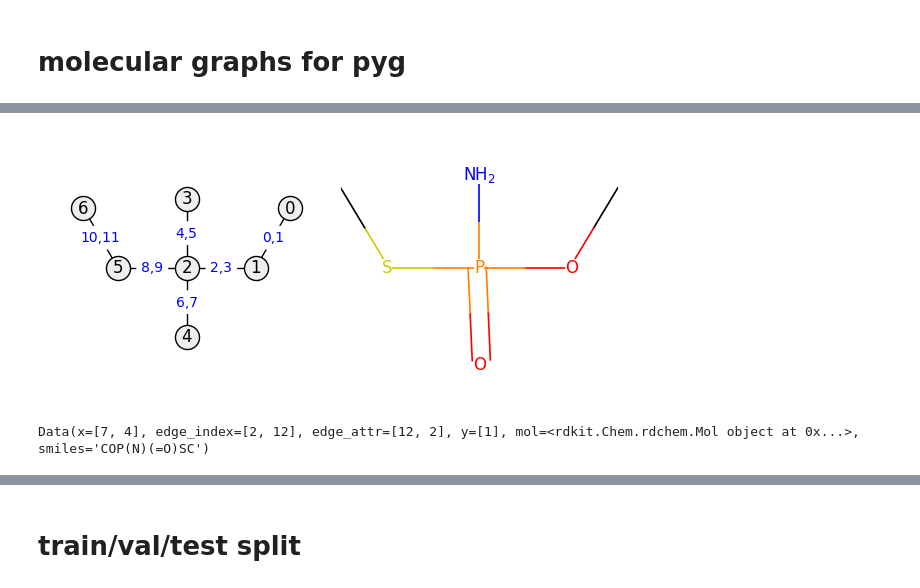
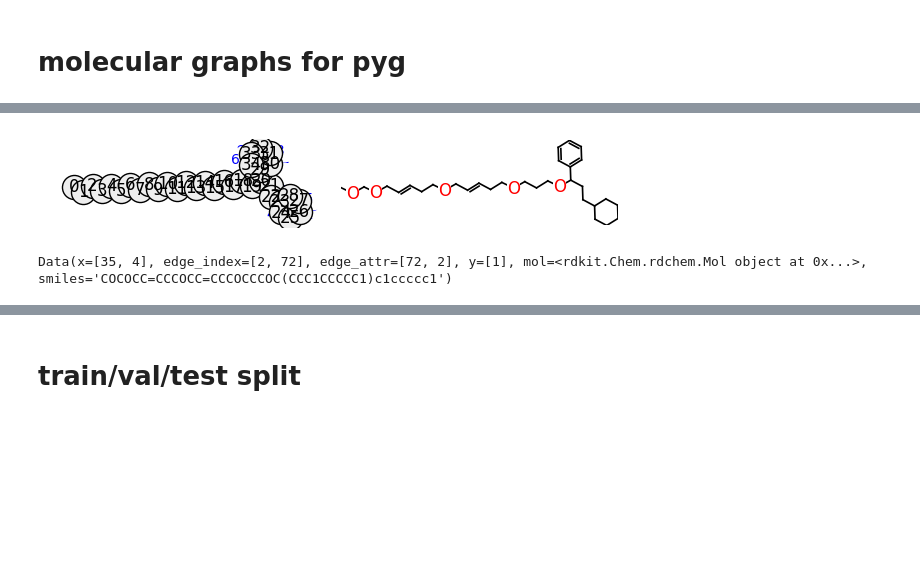
Before and after one commit to EmicoBinsfinder/GNN_Viscosity_Prediction, a Jupyter notebook: DynamicViscosityPredictions.ipynb, the cells around one changed output, grey strips where cells are left out. Drawn from its saved outputs; the diff is of its cells as text; code cells hidden in the pictures; blank space fills up the shorter version.

```diff
--- a/DynamicViscosityPredictions.ipynb
+++ b/DynamicViscosityPredictions.ipynb
@@ -143,6 +144,6 @@ df.head()
 # %%
 df = pd.read_csv('input.csv', index_col=0)
-smi = df['smiles'][9315]
+smi = df['smiles'][9314]
 mol = Chem.MolFromSmiles(smi)
 # %%
 smi
@@ -229,4 +228,4 @@ class MyDataset(Dataset):
   def __len__(self):
     return len(self.X)
 # %%
-base_dataset = MyDataset(df['smiles'], df['response'])
+base_dataset = MyDataset(df['smiles'].head(5000), df['DVI'].head(5000))
@@ -239,11 +232,11 @@ base_dataset = MyDataset(df['smiles'], df['response'])
 # %%
-g = base_dataset[8824]
+g = base_dataset[8]
 plot_mol_graph(g, figsize=(6, 3), edge_label=True)
 # %% [output]
-[figure, old version]
+[figure, new version]
 # %%
 g
 # %% [output]
-Data(x=[7, 4], edge_index=[2, 12], edge_attr=[12, 2], y=[1], mol=<rdkit.Chem.rdchem.Mol object at 0x...>, smiles='COP(N)(=O)SC')
+Data(x=[35, 4], edge_index=[2, 72], edge_attr=[72, 2], y=[1], mol=<rdkit.Chem.rdchem.Mol object at 0x...>, smiles='COCOCC=CCCOCC=CCCOCCCOC(CCC1CCCCC1)c1ccccc1')
 # %%
 g.x
```
Also changed, not shown: parts of 41 cells of this notebook.
